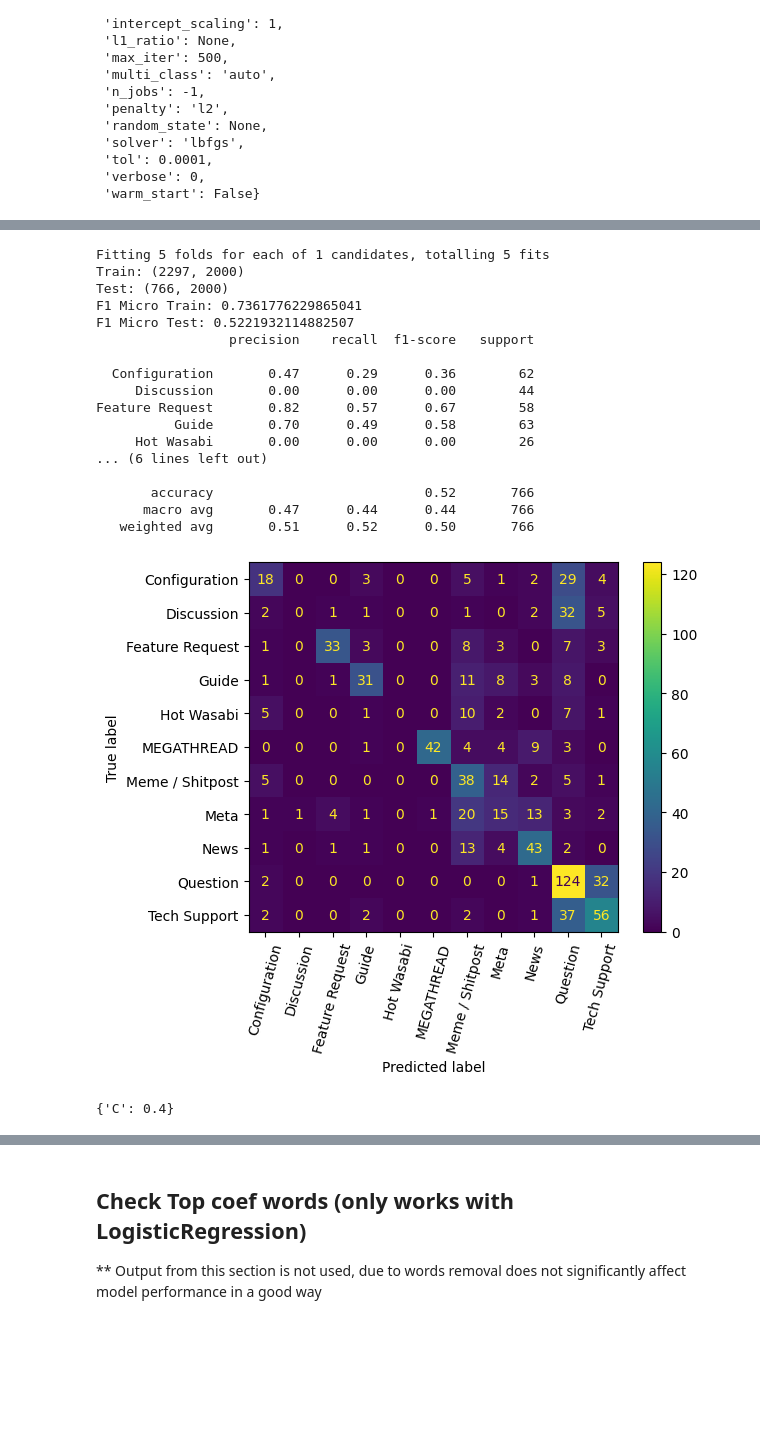
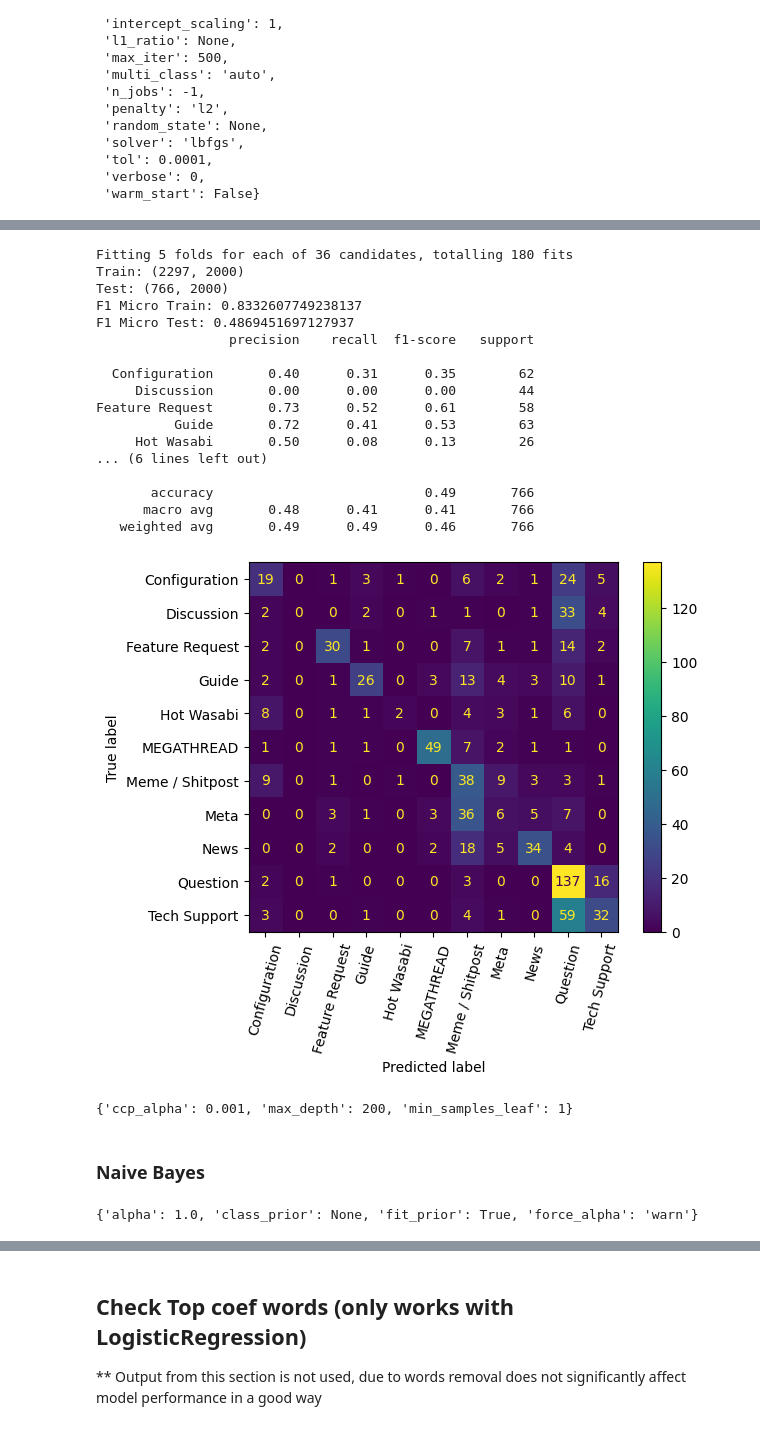
Before and after one commit to wtwwitt/project_3_subreddit_flair_suggestion, a Jupyter notebook: code/2_selected_model_optimization_and_error_analysis.ipynb, the cells around one changed output, grey strips where cells are left out. Drawn from its saved outputs; the diff is of its cells as text; code cells hidden in the pictures; blank space fills up the shorter version.

```diff
--- a/code/2_selected_model_optimization_and_error_analysis.ipynb
+++ b/code/2_selected_model_optimization_and_error_analysis.ipynb
@@ -299,0 +332,3 @@ est.get_params()
+# %%
+# Initiate estimator
+rf = RandomForestClassifier(n_jobs=-1)
@@ -300,46 +356,35 @@ est.get_params()
 # %%
-# Set gridsearch params (select one)
-
-# For Lr
-est_params = {
-    # 'C': [0.001, 0.01, 0.1, 1]
-    'C': [0.4]
+# For Rf
+rf_params = {
+    # 'min_samples_leaf': [1, 2, 3, 4, 5]
+    'min_samples_leaf': [1, 2, 3],
+    'max_depth': [100, 150, 200],
+    'ccp_alpha': [0, 0.001, 0.01, 0.1]
 }
-
-# For Rf
-# est_params = {
-#     # 'min_samples_leaf': [1, 2, 3, 4, 5]
-#     'min_samples_leaf': [1, 2, 3],
-#     'max_depth': [100, 150, 200],
-#     'ccp_alpha': [0, 0.001, 0.01, 0.1]
-# }
-
-# For NB
-# est_params = {
-#     'alpha': [0.001, 0.01, 0.1, 1]
-# }
 # %%
-est_gs = grid_train_and_evaluate(X_tvec_filtered, y_tvec_filtered, est, est_params)
+rf_gs = grid_train_and_evaluate(X_tvec_filtered, y_tvec_filtered, rf, rf_params)
 # %% [output]
-Fitting 5 folds for each of 1 candidates, totalling 5 fits
+Fitting 5 folds for each of 36 candidates, totalling 180 fits
 Train: (2297, 2000)
 Test: (766, 2000)
-F1 Micro Train: 0.7361776229865041
-F1 Micro Test: 0.5221932114882507
+F1 Micro Train: 0.8332607749238137
+F1 Micro Test: 0.4869451697127937
                  precision    recall  f1-score   support
 
-  Configuration       0.47      0.29      0.36        62
+  Configuration       0.40      0.31      0.35        62
      Discussion       0.00      0.00      0.00        44
-Feature Request       0.82      0.57      0.67        58
-          Guide       0.70      0.49      0.58        63
-     Hot Wasabi       0.00      0.00      0.00        26
+Feature Request       0.73      0.52      0.61        58
+          Guide       0.72      0.41      0.53        63
+     Hot Wasabi       0.50      0.08      0.13        26
 ... (6 lines left out)
 
-       accuracy                           0.52       766
-      macro avg       0.47      0.44      0.44       766
-   weighted avg       0.51      0.52      0.50       766
+       accuracy                           0.49       766
+      macro avg       0.48      0.41      0.41       766
+   weighted avg       0.49      0.49      0.46       766
-[figure, old version]
+[figure, new version]
 # %%
-est_gs.best_params_
+rf_gs.best_params_
 # %% [output]
-{'C': 0.4}
+{'ccp_alpha': 0.001, 'max_depth': 200, 'min_samples_leaf': 1}
+# %% [markdown]
+### Naive Bayes
@@ -345,0 +394,4 @@ est_gs.best_params_
+# %%
+nb.get_params()
+# %% [output]
+{'alpha': 1.0, 'class_prior': None, 'fit_prior': True, 'force_alpha': 'warn'}
```
Also changed, not shown: parts of 19 cells of this notebook.
